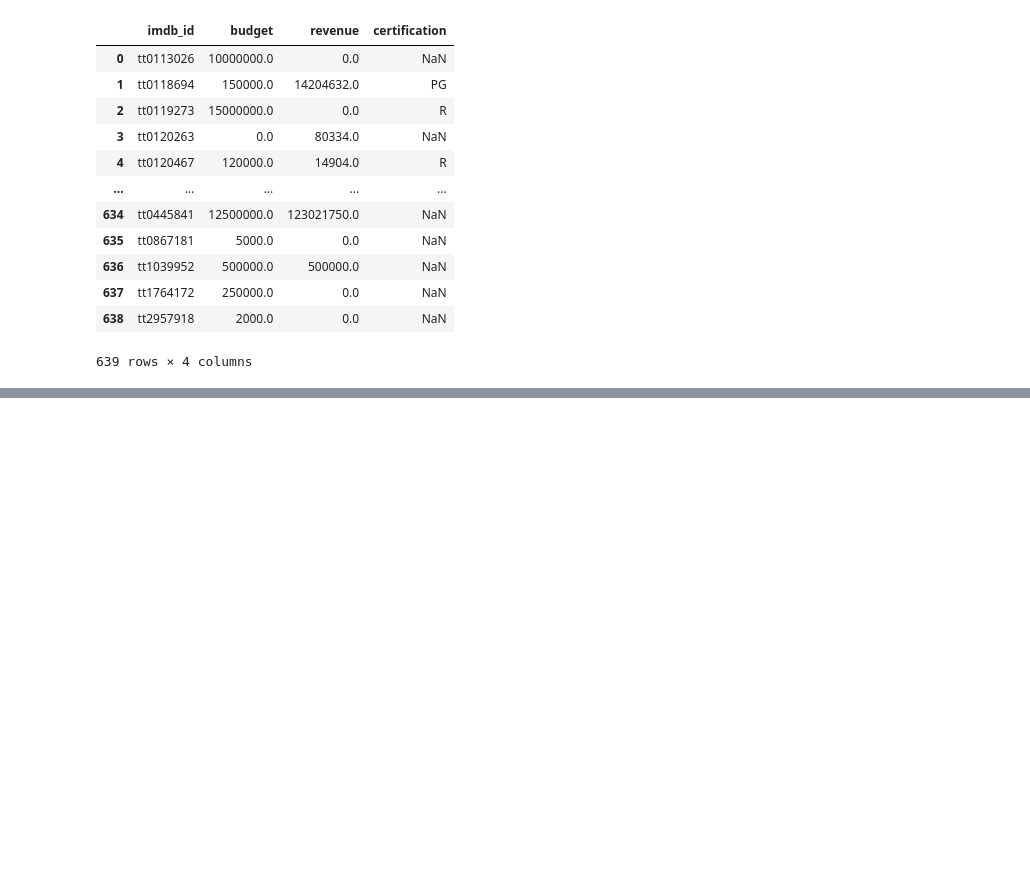
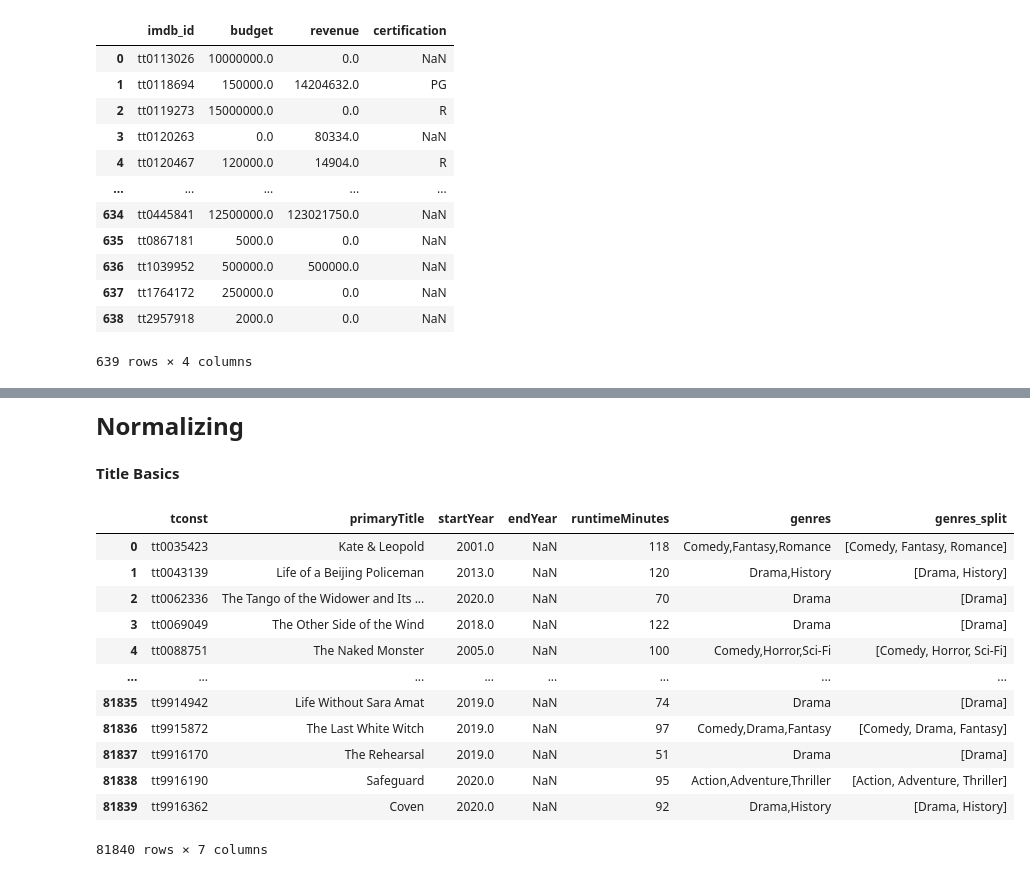
Before and after one commit to BenjaminEngel919/Project-3, a Jupyter notebook: Data/Project 3 Part 3.ipynb, the cells around one changed output, grey strips where cells are left out. Saved outputs shown, nothing was run; the diff lists cells and outputs as text; code cells hidden in the pictures; blank space fills up the shorter version.

```diff
--- a/Data/Project 3 Part 3.ipynb
+++ b/Data/Project 3 Part 3.ipynb
@@ -134,0 +151,22 @@ tmdb
+# %% [markdown]
+<font size="5">**Normalizing**<font>
+# %% [markdown]
+**Title Basics**
+# %%
+#Create a col with a list of genres
+basics['genres_split'] = basics['genres'].str.split(',')
+basics
+# %% [output]
+|  | tconst | primaryTitle | startYear | endYear | runtimeMinutes | genres | genres_split |
+| 0 | tt0035423 | Kate & Leopold | 2001.0 | NaN | 118 | Comedy,Fantasy,Romance | [Comedy, Fantasy, Romance] |
+| 1 | tt0043139 | Life of a Beijing Policeman | 2013.0 | NaN | 120 | Drama,History | [Drama, History] |
+| 2 | tt0062336 | The Tango of the Widower and Its ... | 2020.0 | NaN | 70 | Drama | [Drama] |
+| 3 | tt0069049 | The Other Side of the Wind | 2018.0 | NaN | 122 | Drama | [Drama] |
+| 4 | tt0088751 | The Naked Monster | 2005.0 | NaN | 100 | Comedy,Horror,Sci-Fi | [Comedy, Horror, Sci-Fi] |
+| ... | ... | ... | ... | ... | ... | ... | ... |
+| 81835 | tt9914942 | Life Without Sara Amat | 2019.0 | NaN | 74 | Drama | [Drama] |
+| 81836 | tt9915872 | The Last White Witch | 2019.0 | NaN | 97 | Comedy,Drama,Fantasy | [Comedy, Drama, Fantasy] |
+| 81837 | tt9916170 | The Rehearsal | 2019.0 | NaN | 51 | Drama | [Drama] |
+| 81838 | tt9916190 | Safeguard | 2020.0 | NaN | 95 | Action,Adventure,Thriller | [Action, Adventure, Thriller] |
+| 81839 | tt9916362 | Coven | 2020.0 | NaN | 92 | Drama,History | [Drama, History] |
+81840 rows × 7 columns
```
Also changed, not shown: parts of 61 cells of this notebook.
